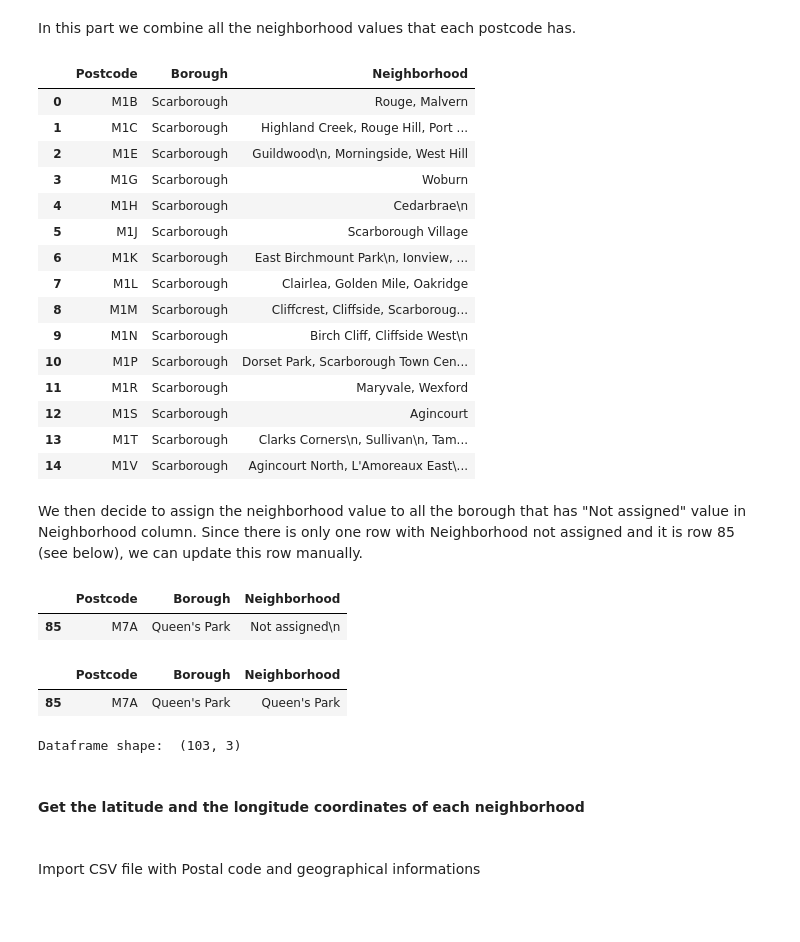
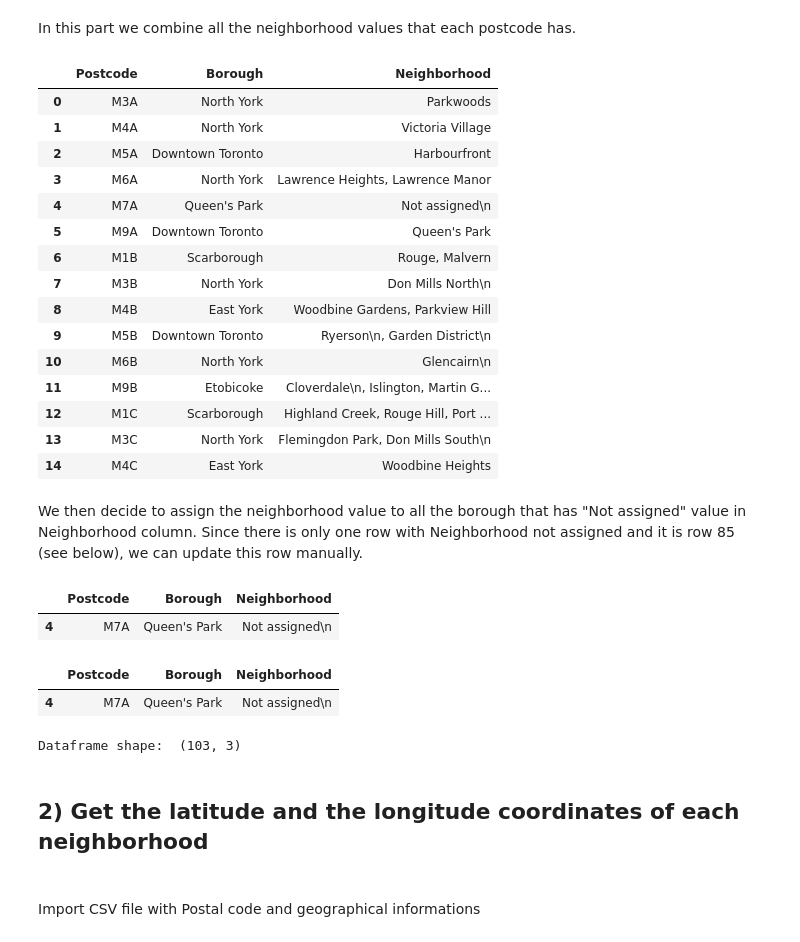
Before and after one commit to danielerizzi/Battle-of-the-Neighborhoods, a Jupyter notebook: Segmenting and Clustering Neighborhoods in Toronto.ipynb, the cells around one changed output. Saved outputs shown, nothing was run; the diff lists cells and outputs as text; code cells hidden in the pictures; blank space fills up the shorter version.

```diff
--- a/Segmenting and Clustering Neighborhoods in Toronto.ipynb
+++ b/Segmenting and Clustering Neighborhoods in Toronto.ipynb
@@ -134,32 +136,32 @@ df.head(10)
 # %% [markdown]
 In this part we combine all the neighborhood values that each postcode has.
 # %%
-df_merged = pd.DataFrame(df.groupby(['Postcode','Borough'])["Neighborhood"].apply(lambda item:', '.join(item))).reset_index()
+df_merged = pd.DataFrame(df.groupby(['Postcode','Borough'], sort=False).agg( ', '.join)).reset_index()
 df_merged.head(15)
 # %% [output]
 |  | Postcode | Borough | Neighborhood |
-| 0 | M1B | Scarborough | Rouge, Malvern |
-| 1 | M1C | Scarborough | Highland Creek, Rouge Hill, Port ... |
-| 2 | M1E | Scarborough | Guildwood\n, Morningside, West Hill |
-| 3 | M1G | Scarborough | Woburn |
-| 4 | M1H | Scarborough | Cedarbrae\n |
-| 5 | M1J | Scarborough | Scarborough Village |
-| 6 | M1K | Scarborough | East Birchmount Park\n, Ionview, ... |
-| 7 | M1L | Scarborough | Clairlea, Golden Mile, Oakridge |
-| 8 | M1M | Scarborough | Cliffcrest, Cliffside, Scarboroug... |
-| 9 | M1N | Scarborough | Birch Cliff, Cliffside West\n |
-| 10 | M1P | Scarborough | Dorset Park, Scarborough Town Cen... |
-| 11 | M1R | Scarborough | Maryvale, Wexford |
-| 12 | M1S | Scarborough | Agincourt |
-| 13 | M1T | Scarborough | Clarks Corners\n, Sullivan\n, Tam... |
-| 14 | M1V | Scarborough | Agincourt North, L'Amoreaux East\... |
+| 0 | M3A | North York | Parkwoods |
+| 1 | M4A | North York | Victoria Village |
+| 2 | M5A | Downtown Toronto | Harbourfront |
+| 3 | M6A | North York | Lawrence Heights, Lawrence Manor |
+| 4 | M7A | Queen's Park | Not assigned\n |
+| 5 | M9A | Downtown Toronto | Queen's Park |
+| 6 | M1B | Scarborough | Rouge, Malvern |
+| 7 | M3B | North York | Don Mills North\n |
+| 8 | M4B | East York | Woodbine Gardens, Parkview Hill |
+| 9 | M5B | Downtown Toronto | Ryerson\n, Garden District\n |
+| 10 | M6B | North York | Glencairn\n |
+| 11 | M9B | Etobicoke | Cloverdale\n, Islington, Martin G... |
+| 12 | M1C | Scarborough | Highland Creek, Rouge Hill, Port ... |
+| 13 | M3C | North York | Flemingdon Park, Don Mills South\n |
+| 14 | M4C | East York | Woodbine Heights |
 # %% [markdown]
 We then decide to assign the neighborhood value to all the borough that has "Not assigned" value in Neighborhood column. Since there is only one row with Neighborhood not assigned and it is row 85 (see below), we can update this row manually.
 # %%
 df_merged.loc[df_merged['Neighborhood'] == 'Not assigned\n']
 # %% [output]
 |  | Postcode | Borough | Neighborhood |
-| 85 | M7A | Queen's Park | Not assigned\n |
+| 4 | M7A | Queen's Park | Not assigned\n |
 # %%
 #Update value of row 85, column 'Neighborhood'
 df_merged.loc[85,'Neighborhood'] = 'Queen\'s Park'
@@ -167,13 +169,13 @@ df_merged.loc[85,'Neighborhood'] = 'Queen\'s Park'
 df_merged.loc[df_merged['Postcode'] == 'M7A']
 # %% [output]
 |  | Postcode | Borough | Neighborhood |
-| 85 | M7A | Queen's Park | Queen's Park |
+| 4 | M7A | Queen's Park | Not assigned\n |
 # %%
 #Show dataframe shape
 print('Dataframe shape: ', df_merged.shape)
 # %% [output]
 Dataframe shape:  (103, 3)
 # %% [markdown]
-<H4> Get the latitude and the longitude coordinates of each neighborhood <H4>
+<H2> 2) Get the latitude and the longitude coordinates of each neighborhood <H2>
 # %% [markdown]
 Import CSV file with Postal code and geographical informations
```
Also changed, not shown: parts of 23 cells of this notebook.
